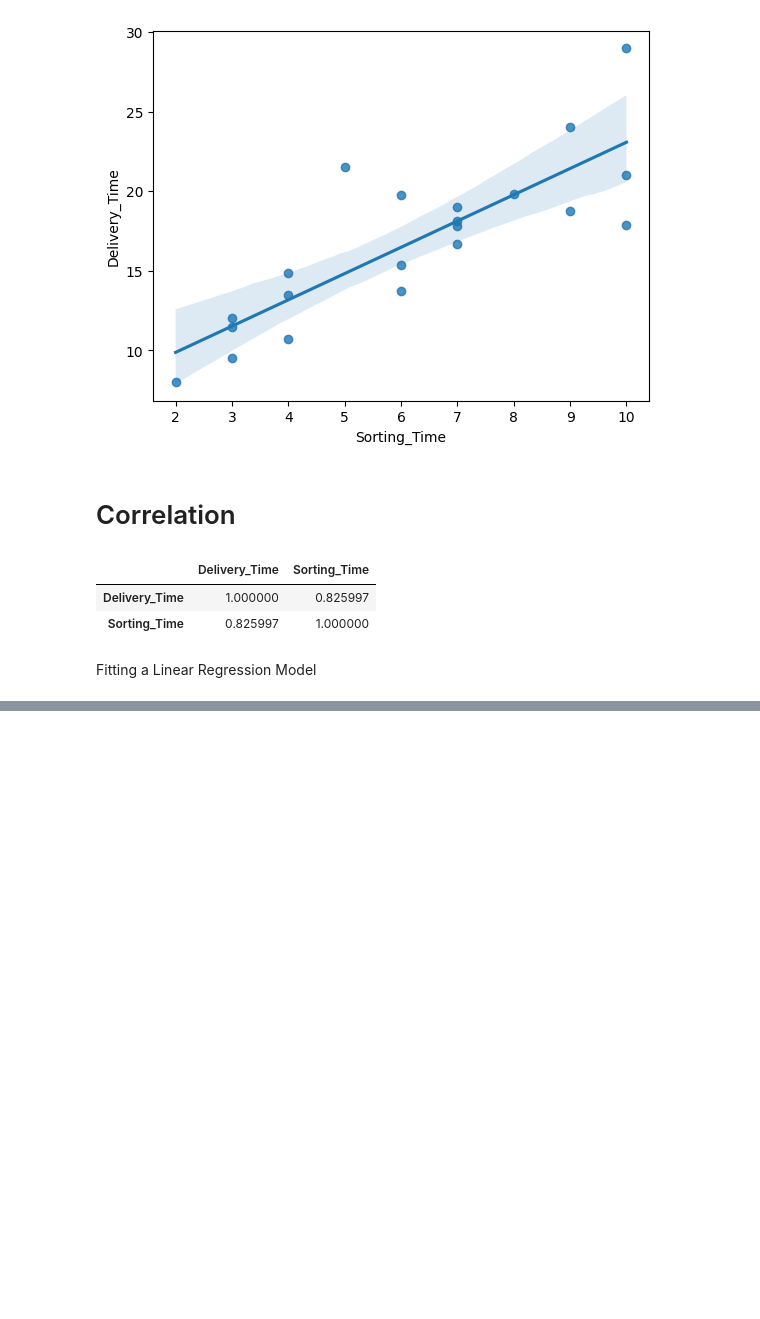
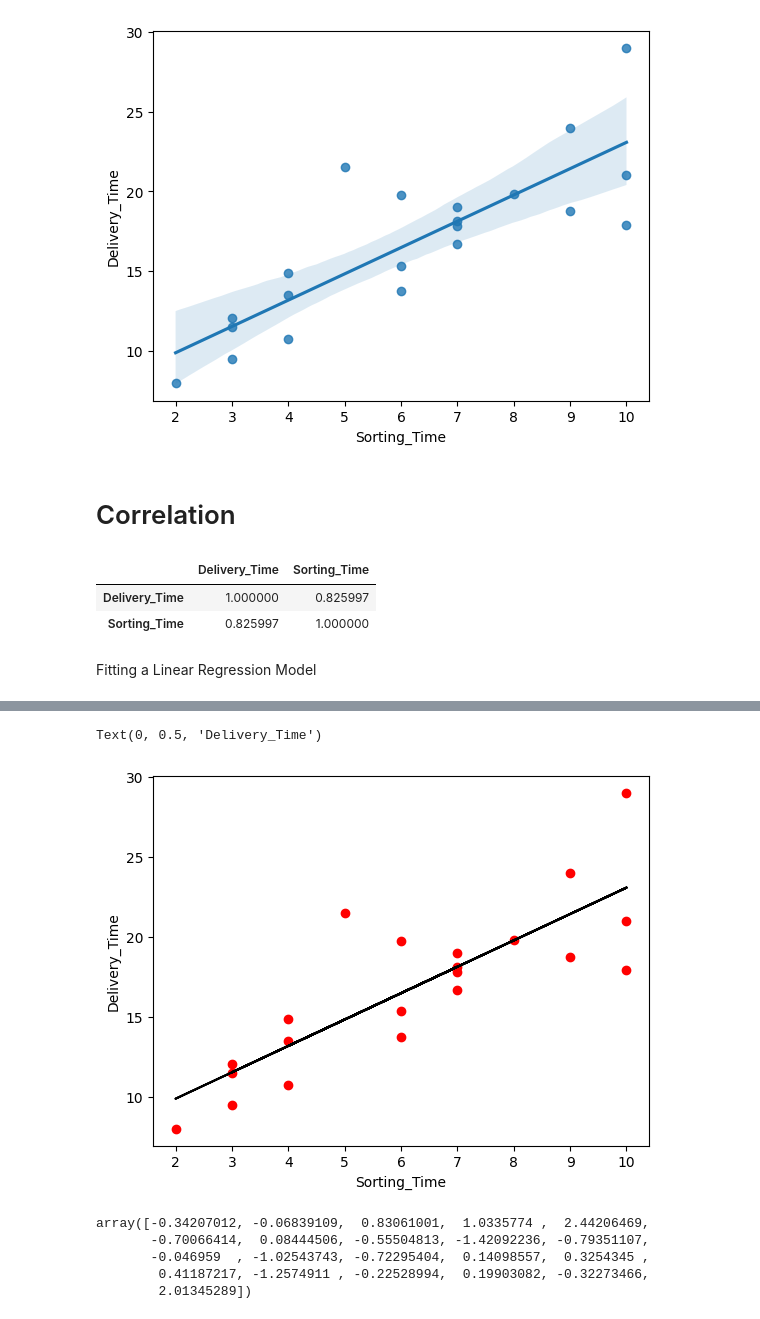
Before and after one commit to sinku29/Data-Science-Assignment, a Jupyter notebook: Delivery_time_Assignment.ipynb, the cells around one changed output, grey strips where cells are left out. Drawn from its saved outputs; the diff is of its cells as text; code cells hidden in the pictures; blank space fills up the shorter version.

```diff
--- a/Delivery_time_Assignment.ipynb
+++ b/Delivery_time_Assignment.ipynb
@@ -201,0 +193,20 @@ dtype: float64
+# %%
+import matplotlib.pylab as plt
+plt.scatter(x=data['Sorting_Time'],y=data['Delivery_Time'],color='red')
+plt.plot(data['Sorting_Time'],pred,color='black')
+plt.xlabel('Sorting_Time')
+plt.ylabel('Delivery_Time')
+# %% [output]
+Text(0, 0.5, 'Delivery_Time')
+[figure, added]
+# %%
+model2 = smf.ols('Delivery_Time~np.log(Sorting_Time)',data=data).fit()
+model2.params
+model2.resid
+model2.resid_pearson
+# %% [output]
+array([-0.34207012, -0.06839109,  0.83061001,  1.0335774 ,  2.44206469,
+       -0.70066414,  0.08444506, -0.55504813, -1.42092236, -0.79351107,
+       -0.046959  , -1.02543743, -0.72295404,  0.14098557,  0.3254345 ,
+        0.41187217, -1.2574911 , -0.22528994,  0.19903082, -0.32273466,
+        2.01345289])
```
Also changed, not shown: parts of 42 cells of this notebook.
